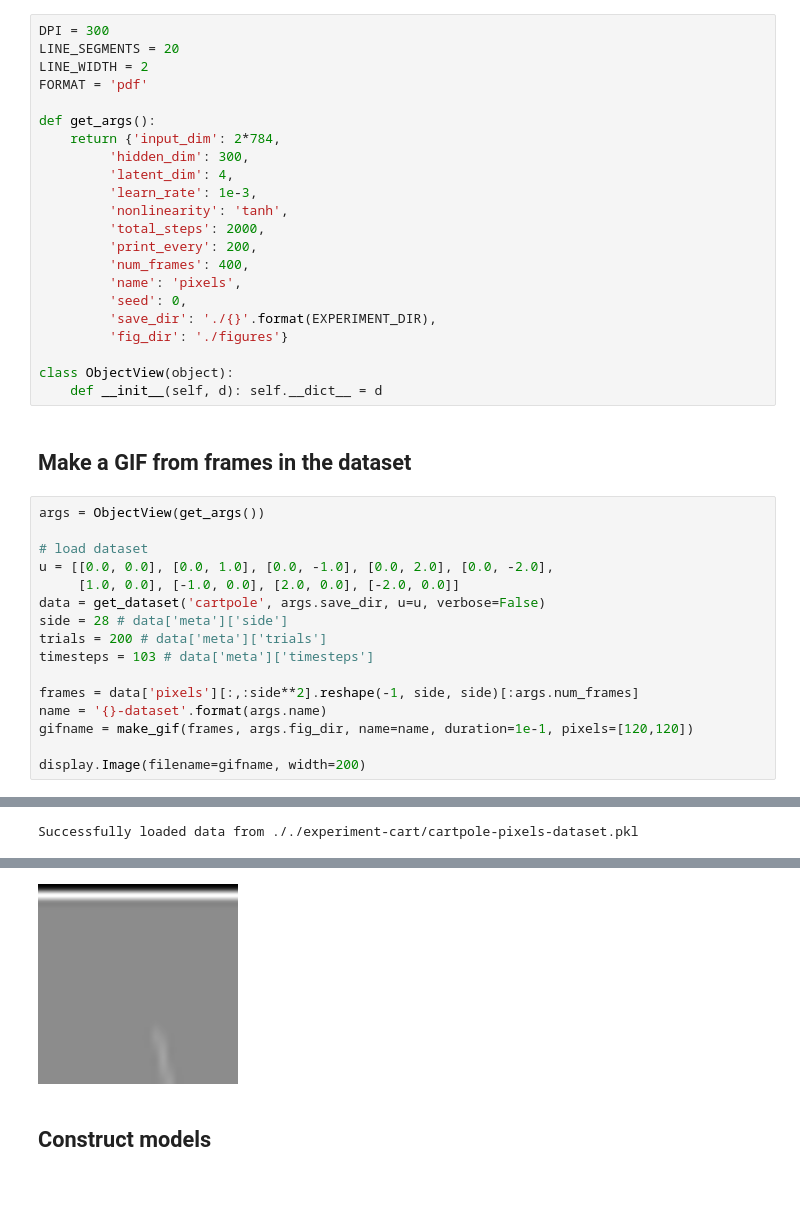
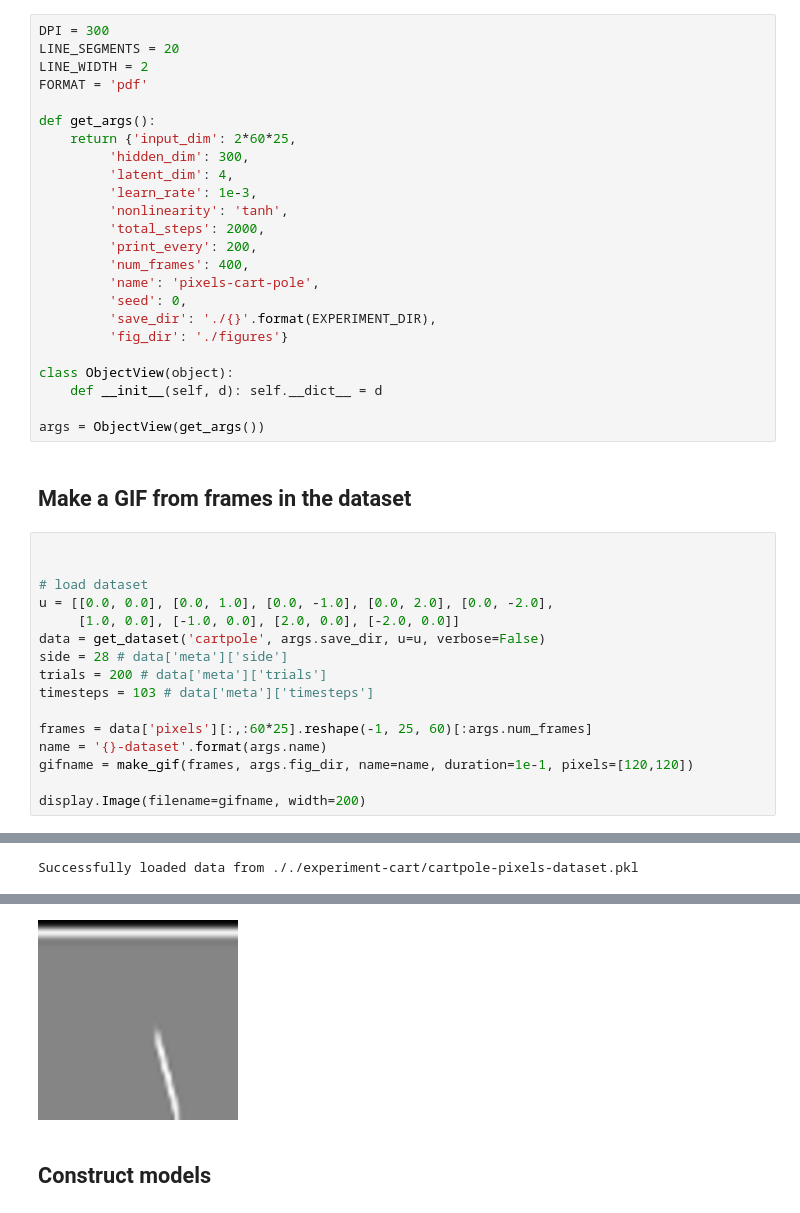
Before and after one commit to cabjudo/hamiltonian-nn, a Jupyter notebook: analyze-cart.ipynb, the cells around one changed output, grey strips where cells are left out. Cells and saved outputs as stored; diff of their text form.

```diff
--- a/analyze-cart.ipynb
+++ b/analyze-cart.ipynb
@@ -52,7 +52,7 @@ LINE_WIDTH = 2
 FORMAT = 'pdf'
 
 def get_args():
-    return {'input_dim': 2*784,
+    return {'input_dim': 2*60*25,
          'hidden_dim': 300,
          'latent_dim': 4,
          'learn_rate': 1e-3,
@@ -60,17 +60,19 @@ def get_args():
          'total_steps': 2000,
          'print_every': 200,
          'num_frames': 400,
-         'name': 'pixels',
+         'name': 'pixels-cart-pole',
          'seed': 0,
          'save_dir': './{}'.format(EXPERIMENT_DIR),
          'fig_dir': './figures'}
 
 class ObjectView(object):
     def __init__(self, d): self.__dict__ = d
+
+args = ObjectView(get_args())
 # %% [markdown]
 ## Make a GIF from frames in the dataset
 # %%
-args = ObjectView(get_args())
+
 
 # load dataset
 u = [[0.0, 0.0], [0.0, 1.0], [0.0, -1.0], [0.0, 2.0], [0.0, -2.0],
@@ -80,7 +82,7 @@ side = 28 # data['meta']['side']
 trials = 200 # data['meta']['trials']
 timesteps = 103 # data['meta']['timesteps']
 
-frames = data['pixels'][:,:side**2].reshape(-1, side, side)[:args.num_frames]
+frames = data['pixels'][:,:60*25].reshape(-1, 25, 60)[:args.num_frames]
 name = '{}-dataset'.format(args.name)
 gifname = make_gif(frames, args.fig_dir, name=name, duration=1e-1, pixels=[120,120])
 
@@ -124,4 +126,4 @@ Lossy conversion from float32 to uint8. Range [-28.849374771118164, 255.93972778
-[figure, old version]
+[figure, new version]
 # %% [markdown]
 ## Construct models
 # %%
```
Also changed, not shown: parts of 11 cells of this notebook, 33 other files.
